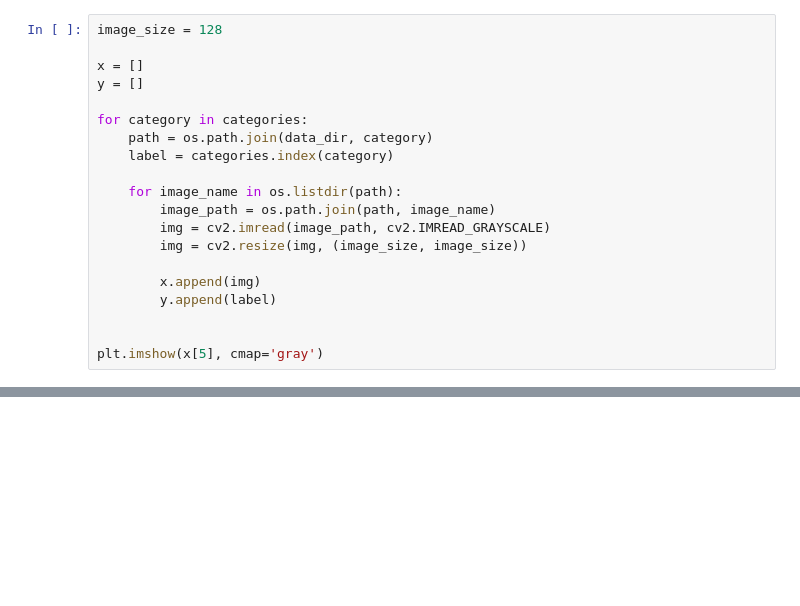
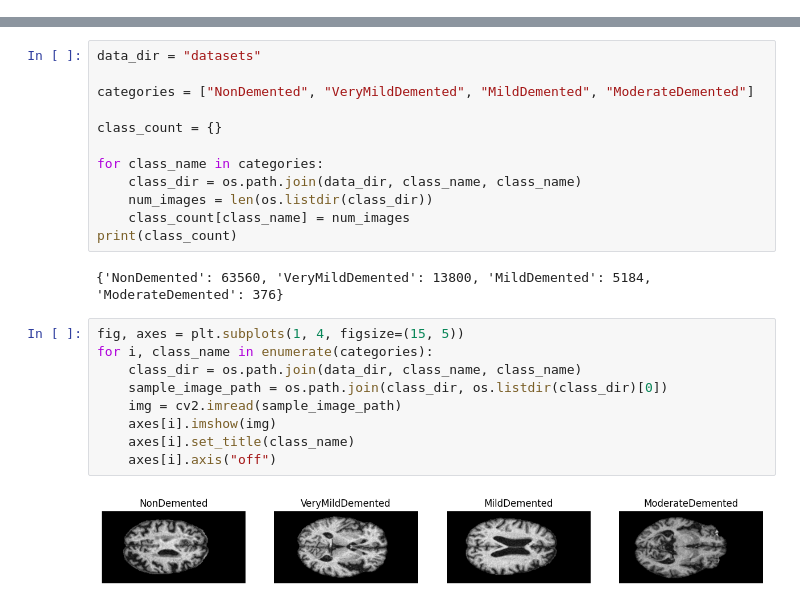
Before and after one commit to Aliakbar-omidi/Brain-Tumor-Detection, a Jupyter notebook: main.ipynb, the cells around one changed output, grey strips where cells are left out. Cells and saved outputs as stored; diff of their text form; blank space fills up the shorter version.

```diff
--- a/main.ipynb
+++ b/main.ipynb
@@ -35,20 +0,0 @@ for i, category in enumerate(categories):
-# %%
-image_size = 128
-
-x = []
-y = []
-
-for category in categories:
-    path = os.path.join(data_dir, category)
-    label = categories.index(category)
-
-    for image_name in os.listdir(path):
-        image_path = os.path.join(path, image_name)
-        img = cv2.imread(image_path, cv2.IMREAD_GRAYSCALE)
-        img = cv2.resize(img, (image_size, image_size))
-
-        x.append(img)
-        y.append(label)
-
-
-plt.imshow(x[5], cmap='gray')
@@ -241,0 +74,25 @@ Text(0.5, 1.0, 'Confusion matrixc (Stacking)')
+# %%
+data_dir = "datasets"
+
+categories = ["NonDemented", "VeryMildDemented", "MildDemented", "ModerateDemented"]
+
+class_count = {}
+
+for class_name in categories:
+    class_dir = os.path.join(data_dir, class_name, class_name)
+    num_images = len(os.listdir(class_dir))
+    class_count[class_name] = num_images
+print(class_count)
+# %% [output]
+{'NonDemented': 63560, 'VeryMildDemented': 13800, 'MildDemented': 5184, 'ModerateDemented': 376}
+# %%
+fig, axes = plt.subplots(1, 4, figsize=(15, 5))
+for i, class_name in enumerate(categories):
+    class_dir = os.path.join(data_dir, class_name, class_name)
+    sample_image_path = os.path.join(class_dir, os.listdir(class_dir)[0])
+    img = cv2.imread(sample_image_path)
+    axes[i].imshow(img)
+    axes[i].set_title(class_name)
+    axes[i].axis("off")
+# %% [output]
+[figure, added]
```
Also changed, not shown: parts of 37 cells of this notebook.
